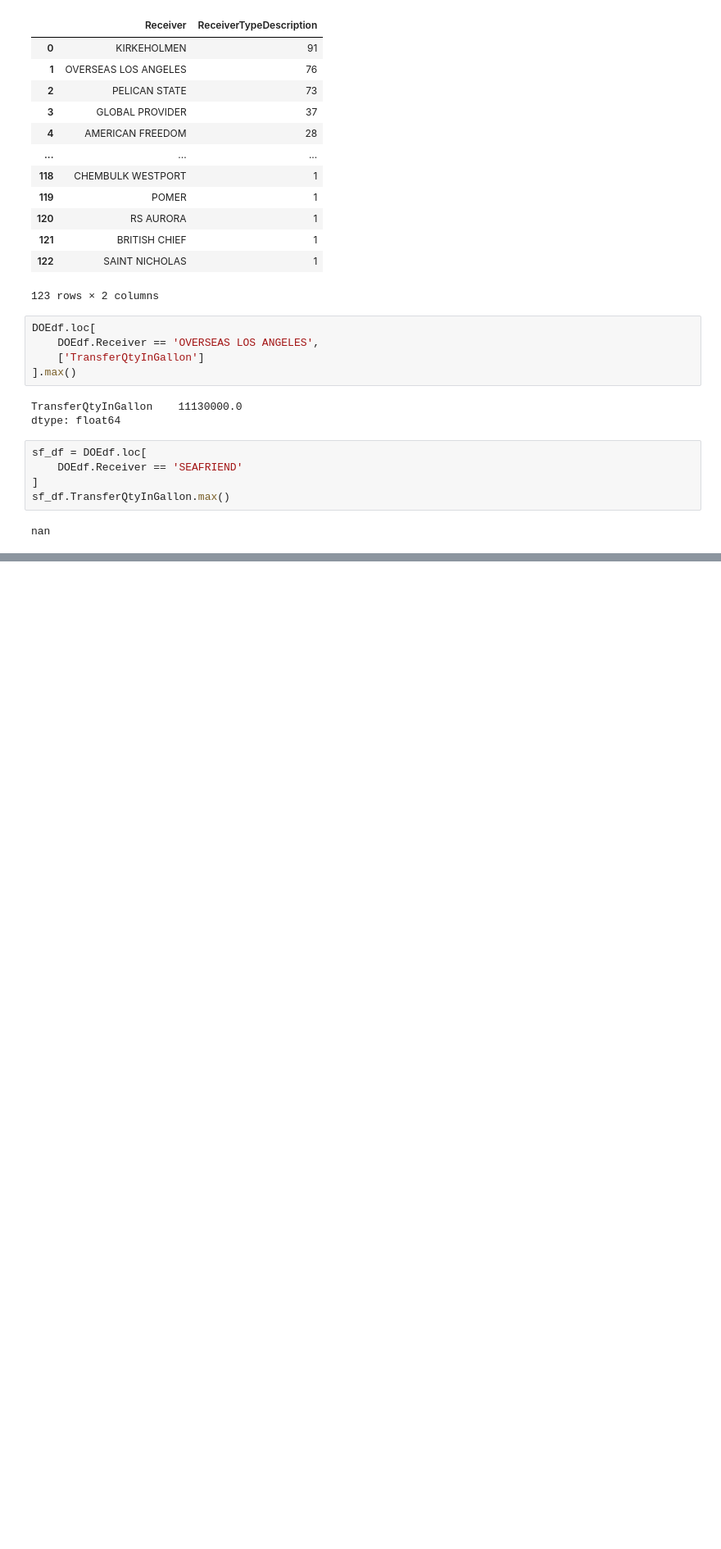
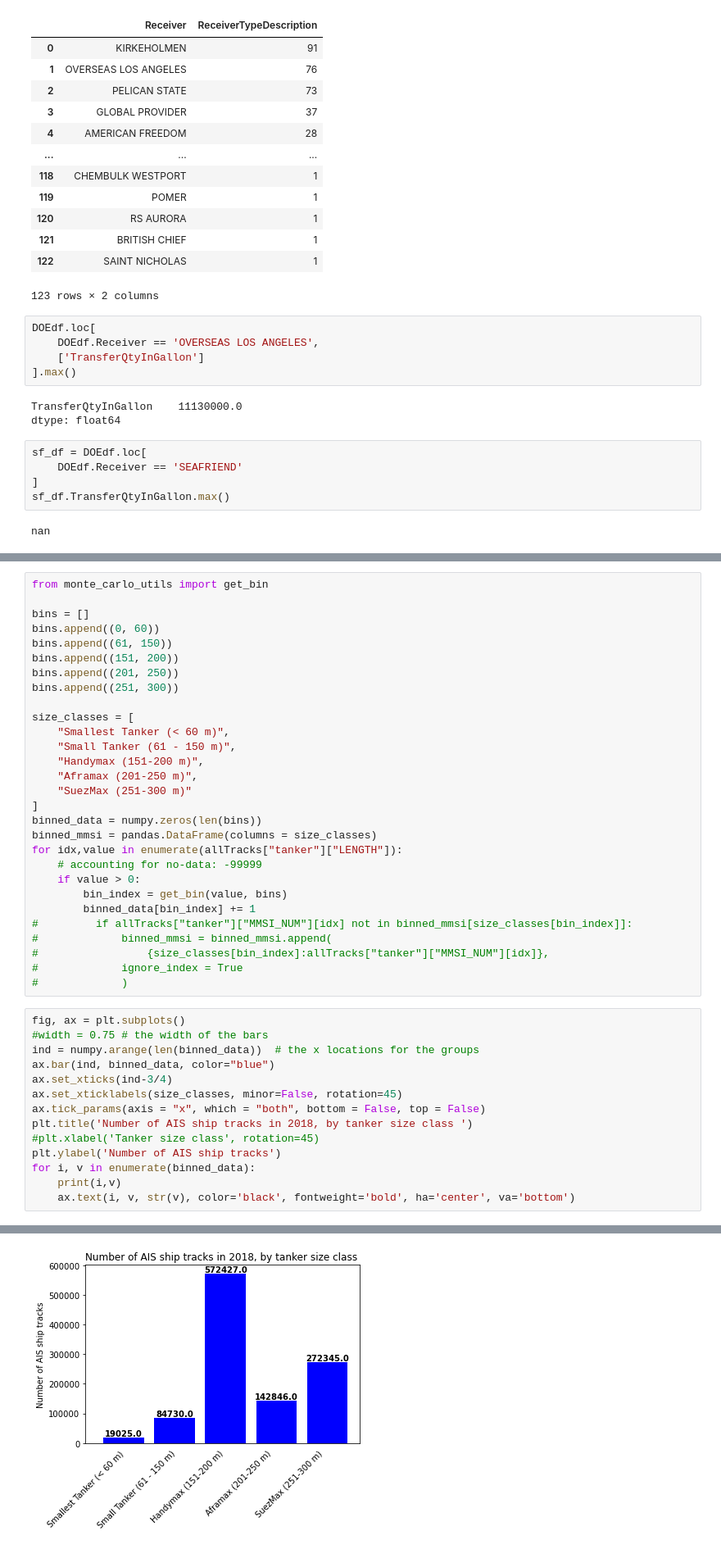
Before and after one commit to MIDOSS/analysis-rachael, a Jupyter notebook: notebooks/monte_carlo/QAQC_Tanker_AISlengths_DOEcapacities.ipynb, the cells around one changed output, grey strips where cells are left out. Shown at 82% size. Cells and saved outputs as stored; diff of their text form; blank space fills up the shorter version.

```diff
--- a/notebooks/monte_carlo/QAQC_Tanker_AISlengths_DOEcapacities.ipynb
+++ b/notebooks/monte_carlo/QAQC_Tanker_AISlengths_DOEcapacities.ipynb
@@ -267,0 +280,44 @@ nan
+# %%
+from monte_carlo_utils import get_bin
+
+bins = []
+bins.append((0, 60))
+bins.append((61, 150))
+bins.append((151, 200))
+bins.append((201, 250))
+bins.append((251, 300))
+
+size_classes = [
+    "Smallest Tanker (< 60 m)",
+    "Small Tanker (61 - 150 m)",
+    "Handymax (151-200 m)",
+    "Aframax (201-250 m)",
+    "SuezMax (251-300 m)"
+]
+binned_data = numpy.zeros(len(bins))
+binned_mmsi = pandas.DataFrame(columns = size_classes)
+for idx,value in enumerate(allTracks["tanker"]["LENGTH"]):
+    # accounting for no-data: -99999
+    if value > 0:
+        bin_index = get_bin(value, bins)
+        binned_data[bin_index] += 1
+#         if allTracks["tanker"]["MMSI_NUM"][idx] not in binned_mmsi[size_classes[bin_index]]:
+#             binned_mmsi = binned_mmsi.append(
+#                 {size_classes[bin_index]:allTracks["tanker"]["MMSI_NUM"][idx]},
+#             ignore_index = True
+#             )
+# %%
+fig, ax = plt.subplots()
+#width = 0.75 # the width of the bars
+ind = numpy.arange(len(binned_data))  # the x locations for the groups
+ax.bar(ind, binned_data, color="blue")
+ax.set_xticks(ind-3/4)
+ax.set_xticklabels(size_classes, minor=False, rotation=45)
+ax.tick_params(axis = "x", which = "both", bottom = False, top = False)
+plt.title('Number of AIS ship tracks in 2018, by tanker size class ')
+#plt.xlabel('Tanker size class', rotation=45)
+plt.ylabel('Number of AIS ship tracks')
+for i, v in enumerate(binned_data):
+    print(i,v)
+    ax.text(i, v, str(v), color='black', fontweight='bold', ha='center', va='bottom')
+# %% [output]
@@ -267,0 +329 @@ nan
+[figure, added]
```
Also changed, not shown: parts of 15 cells of this notebook.
